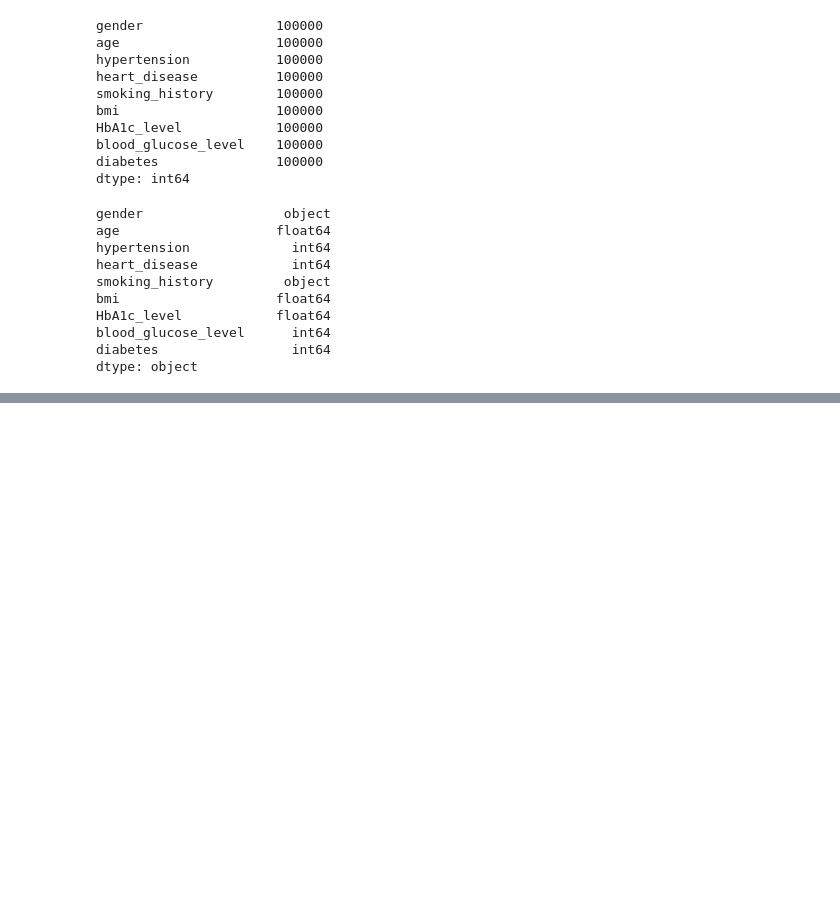
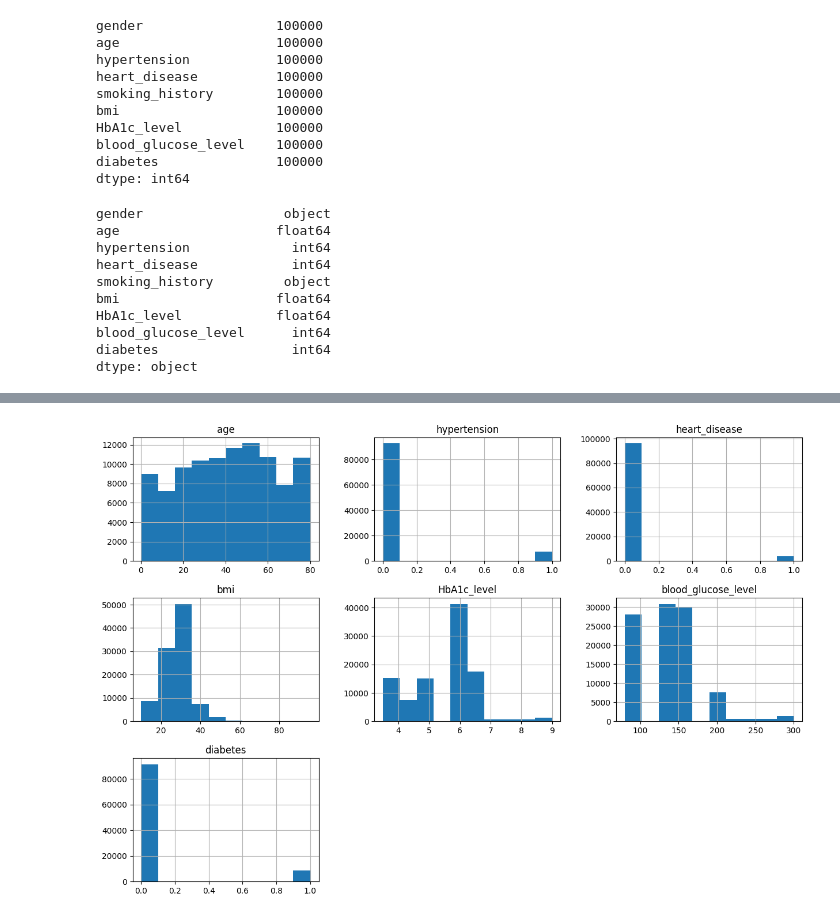
Before and after one commit to PedroHudson/PUC_aulas, a Jupyter notebook: MVP_teste.ipynb, the cells around one changed output, grey strips where cells are left out. Cells and saved outputs as stored; diff of their text form; code cells hidden in the pictures; blank space fills up the shorter version.

```diff
--- a/MVP_teste.ipynb
+++ b/MVP_teste.ipynb
@@ -94,0 +112,6 @@ dataset.head()
+# %%
+# Histograma
+dataset.hist(figsize = (15,10))
+plt.show()
+# %% [output]
+[figure, added]
```
Also changed, not shown: parts of 13 cells of this notebook.
